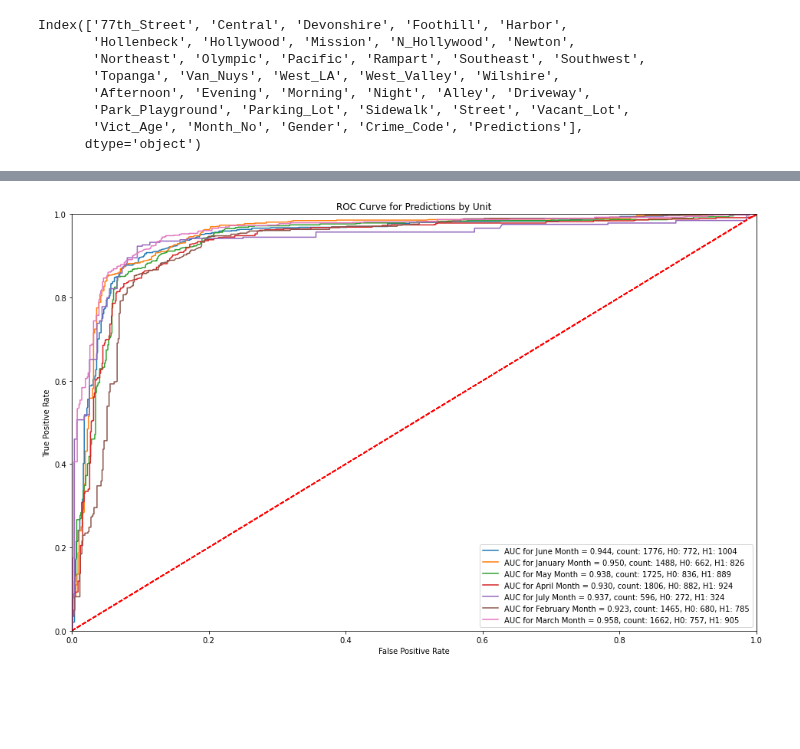
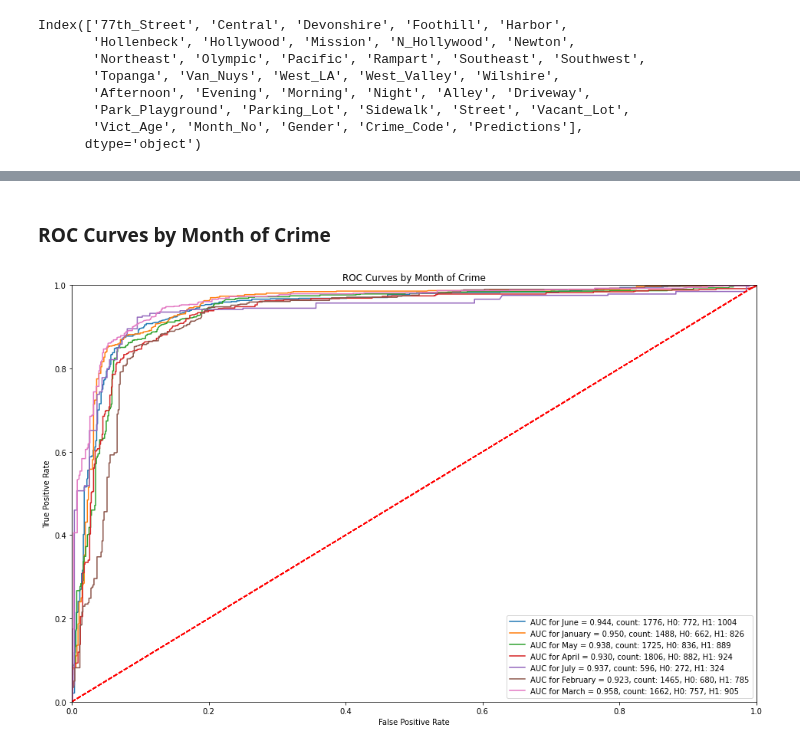
Before and after one commit to MSADS-Capstone/navigating_crime, a Jupyter notebook: Code Library/modeling.ipynb, the cells around one changed output, grey strips where cells are left out. Drawn from its saved outputs; the diff is of its cells as text; code cells hidden in the pictures; blank space fills up the shorter version.

```diff
--- a/Code Library/modeling.ipynb
+++ b/Code Library/modeling.ipynb
@@ -504,0 +527,32 @@ df_preds_eda = df_preds.join(df[['age_bin', 'Type', 'Victim_Sex', 'Victim_Desc',
+# %%
+# drop individual streets from new dataframe, since we are not interested in
+# investing performance operating points at this granularity. However,
+# street tpes, age groups, time of day, and month are retained such that
+# this analysis can be made
+df_preds_roc = df_preds_roc.drop(columns=['77th_Street', 'Central', 'Devonshire',
+                                          'Foothill', 'Harbor', 'Hollenbeck',
+                                          'Hollywood', 'Mission', 'N_Hollywood',
+                                          'Newton','Northeast', 'Olympic',
+                                          'Pacific', 'Rampart', 'Southeast',
+                                          'Southwest','Topanga', 'Van_Nuys',
+                                          'West_LA', 'West_Valley', 'Wilshire',
+                                          # remove individual time of day cols
+                                          # since these are already contained
+                                          # within 'Time_of_Day' col
+                                          'Afternoon', 'Evening', 'Morning',
+                                          'Night',
+                                          # remove individual street type cols
+                                          # since these are already contained
+                                          # within 'Type' column
+                                          'Alley', 'Driveway', 'Park_Playground',
+                                          'Parking_Lot', 'Sidewalk', 'Street',
+                                          'Vacant_Lot',
+                                          # remove 'Month_No' col since relvant
+                                          # info is contained within 'Month' col
+                                          'Month_No',
+                                          # remove 'Vict_Age' since we have
+                                          # binned it as 'age_bin'
+                                          'Vict_Age',
+                                          # drop gender in lieu of 'Victim_Sex'
+                                          'Gender'],
+                                          errors='ignore')
@@ -504,0 +599,7 @@ df_preds_eda = df_preds.join(df[['age_bin', 'Type', 'Victim_Sex', 'Victim_Desc',
+# %%
+options = {'age_bin': 'Age Bin',  'Type': 'Type', 'Victim_Sex': 'Victim Sex',
+           'Victim_Desc': 'Victim Descent', 'Time_of_Day': 'Time of Day',
+           'Month': 'Month', 'AREA_NAME': 'Area Name', 'Premises': 'Premises'}
+
+df_preds_roc = df_preds_roc.rename(columns=options)
+df_preds_roc
@@ -509,4 +623,0 @@ df_preds_eda.to_csv('/content/drive/Shareddrives/Capstone - Best Group/' \
-# %%
-plot_roc_preds(df_preds_eda, 'ROC Curve for Predictions by Unit', 'Month')
-# %% [output]
-[figure, removed]
@@ -516,0 +624,6 @@ options = {'age_bin': 'Age bin',  'Type': 'Type', 'Victim_Sex': 'Victim Sex',
+# %% [markdown]
+### ROC Curves by Month of Crime
+# %%
+plot_roc_preds(df_preds_roc, 'ROC Curves by Month of Crime', 'Month')
+# %% [output]
+[figure, added]
```
Also changed, not shown: parts of 38 cells of this notebook, 6 other files.
